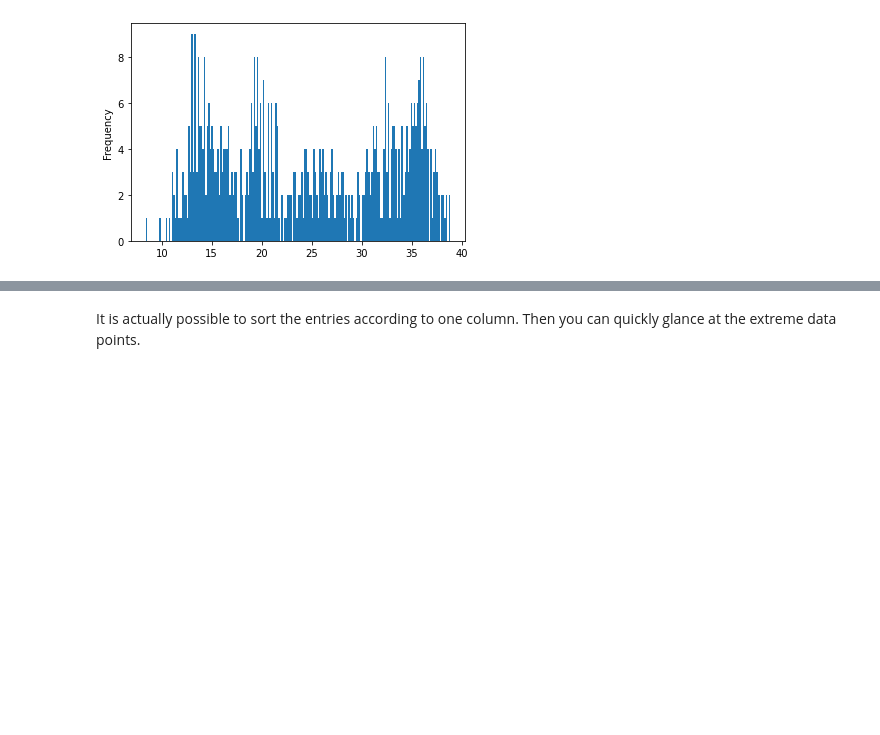
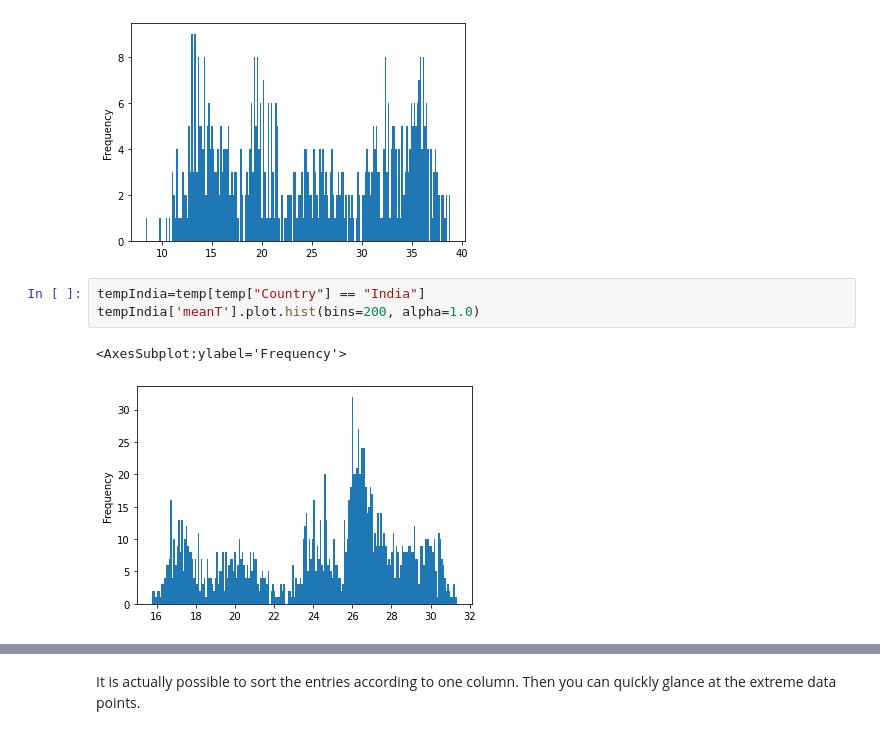
Before and after one commit to raghurama123/DataScience, a Jupyter notebook: notebooks/DS_02.ipynb, the cells around one changed output, grey strips where cells are left out. Drawn from its saved outputs; the diff is of its cells as text; blank space fills up the shorter version.

```diff
--- a/notebooks/DS_02.ipynb
+++ b/notebooks/DS_02.ipynb
@@ -204,3 +230,9 @@ tempKuwait['meanT'].plot.hist(bins=200, alpha=1.0)
 # %% [output]
 <AxesSubplot:ylabel='Frequency'>
 [figure]
+# %%
+tempIndia=temp[temp["Country"] == "India"]
+tempIndia['meanT'].plot.hist(bins=200, alpha=1.0)
+# %% [output]
+<AxesSubplot:ylabel='Frequency'>
+[figure, added]
```
Also changed, not shown: parts of 7 cells of this notebook, 2 other files.
